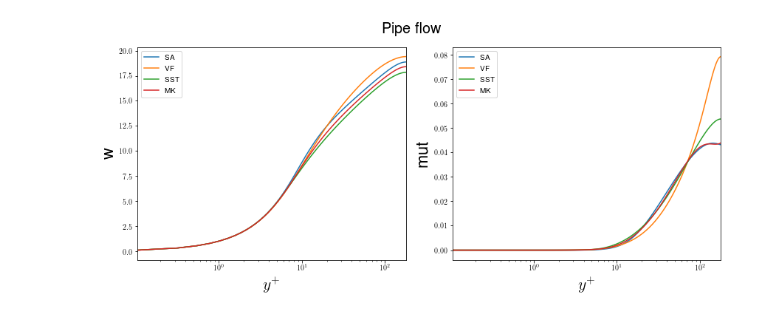
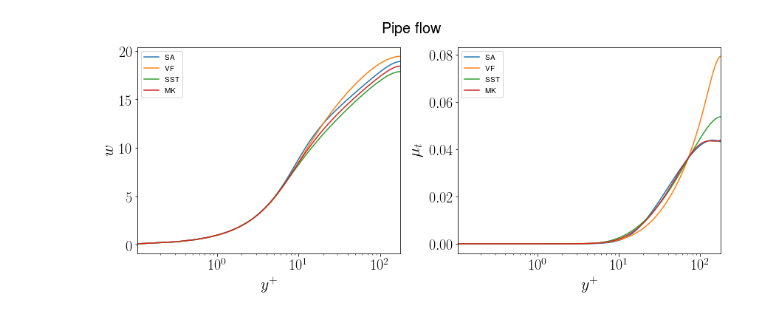
Before and after one commit to Fluid-Dynamics-Of-Energy-Systems-Team/RANS_pipe, a Jupyter notebook: notebooks/Validation.ipynb, the cells around one changed output. Drawn from its saved outputs; the diff is of its cells as text; code cells hidden in the pictures.

```diff
--- a/notebooks/Validation.ipynb
+++ b/notebooks/Validation.ipynb
@@ -25,4 +18,0 @@ array([1, 2, 3])
-# %%
-fig,ax =plt.subplots()
-df = pd.read_fwf(f)
-df.plot('yp','w',ax=ax)
@@ -35,17 +23,19 @@ dfs_bl   = [ pd.read_fwf(os.path.join(bl_res  ,'Inflow_'+t+'_00360.csv')) for t
 # %%
 fig,(ax1,ax2) =plt.subplots(1,2, figsize=(12,5.5))
 for i,df in enumerate(dfs_pipe):
     df.plot('yp','w',ax=ax1, label=turbmodels[i])
     df.plot('yp','mut',ax=ax2, label=turbmodels[i])
 ax1.set_xlabel("$\displaystyle y^+$",  fontsize=22)
-ax1.set_ylabel("w",  fontsize=22)
+ax1.set_ylabel("$\displaystyle w$",  fontsize=22)
+ax1.tick_params(labelsize=20)
 ax1.set_xscale("log")
 ax2.set_xlabel("$\displaystyle y^+$",  fontsize=22)
-ax2.set_ylabel("mut",fontsize=22)
+ax2.set_ylabel("$\displaystyle \mu_t$",fontsize=22)
+ax2.tick_params(labelsize=20)
 ax2.set_xscale("log")
 fig.tight_layout(rect=[0.,0.,1.0, 0.9]),
 fig.suptitle('Pipe flow', y=0.95, fontsize=20)
 fig.savefig("pipe.png")
 # %% [output]
-[figure, old version]
+[figure, new version]
 # %%
```
Also changed, not shown: parts of 5 cells of this notebook, 9 other files.
